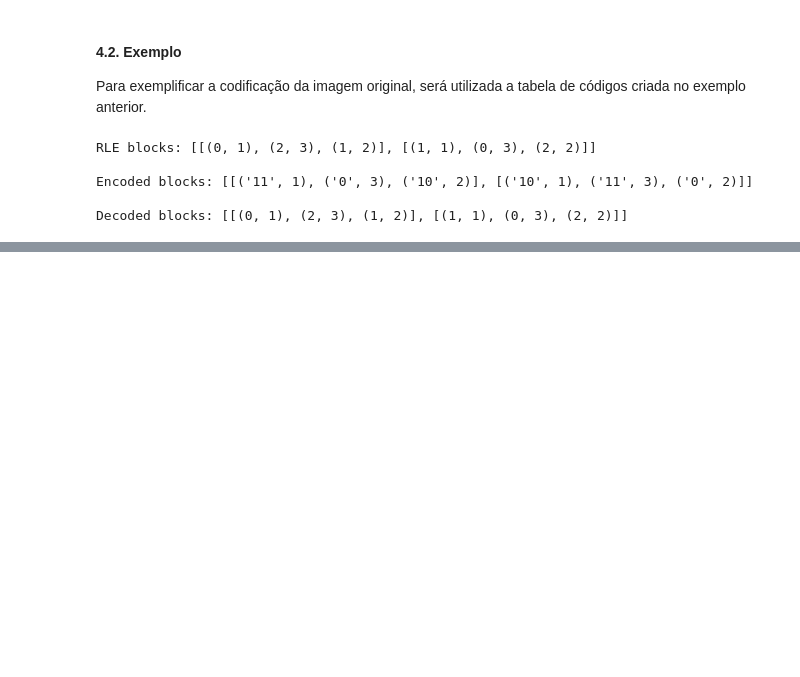
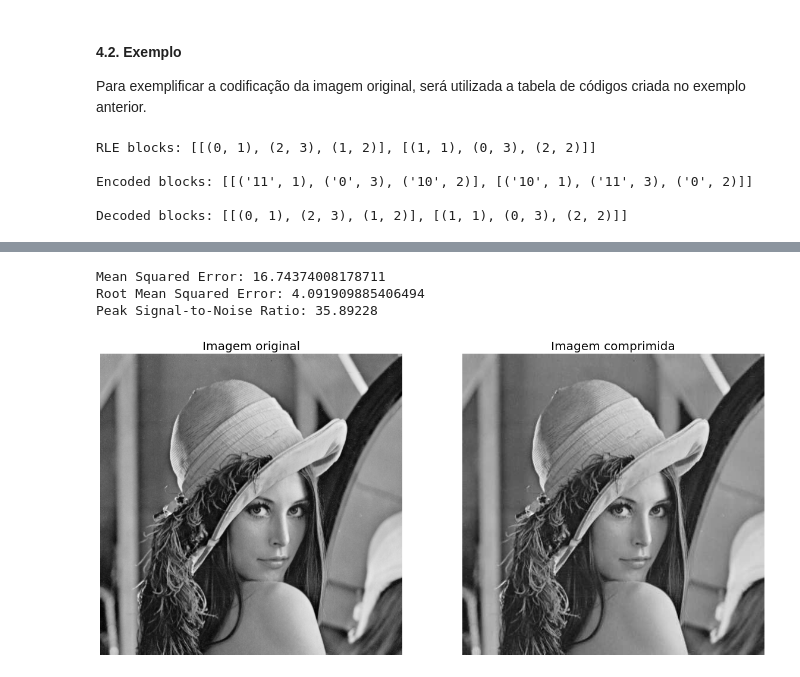
Before and after one commit to pedro-de-oliveira-guedes/image-compressor, a Jupyter notebook: image_compressor.ipynb, the cells around one changed output, grey strips where cells are left out. Cells and saved outputs as stored; diff of their text form; code cells hidden in the pictures; blank space fills up the shorter version.

Commit message:
feat: implementing full JPEG algorithm

```diff
--- a/image_compressor.ipynb
+++ b/image_compressor.ipynb
@@ -149,7 +149,7 @@ def reconstruct_image_from_blocks(
 
     block_rows, block_cols = blocks[0].shape
 
-    image = np.zeros((rows, cols), dtype=np.uint8)
+    image = np.zeros((rows, cols), dtype=np.float32)
     block_index = 0
     for i in range(0, rows, block_rows):
         for j in range(0, cols, block_cols):
@@ -719,0 +736,11 @@ Decoded blocks: [[(0, 1), (2, 3), (1, 2)], [(1, 1), (0, 3), (2, 2)]]
+# %%
+def compress_jpeg(image: opencv.typing.MatLike) -> tuple[list[list[tuple[int, int]]]]:
+    dct_image = apply_dct(image) # Transform
+
+    quantized_image = apply_quantization(dct_image) # Quantization
+
+    quantized_blocks = divide_image_in_blocks(quantized_image)
+
+    rle_blocks = run_lenght_encode(quantized_blocks) # Run-length encoding
+
+    return rle_blocks
@@ -719,0 +750,14 @@ Decoded blocks: [[(0, 1), (2, 3), (1, 2)], [(1, 1), (0, 3), (2, 2)]]
+# %%
+def decompress_jpeg(
+    rle_blocks: tuple[list[list[tuple[int, int]]]],
+    image_shape: tuple[int, int],
+) -> opencv.typing.MatLike:
+    rle_decoded_blocks = run_lenght_decode(rle_blocks)
+
+    rle_decoded_image = reconstruct_image_from_blocks(rle_decoded_blocks, image_shape)
+
+    reverted_image = revert_quantization(rle_decoded_image) # Revert quantization
+
+    reverted_dct_image = revert_dct(reverted_image) # Revert transform
+
+    return reverted_dct_image
@@ -719,0 +769,19 @@ Decoded blocks: [[(0, 1), (2, 3), (1, 2)], [(1, 1), (0, 3), (2, 2)]]
+# %%
+def test_jpeg_compress_and_decompress():
+    image = opencv.imread("images/lena512.pgm", opencv.IMREAD_GRAYSCALE)
+
+    rle_blocks = compress_jpeg(image)
+    decompressed_image = decompress_jpeg(rle_blocks, image.shape)
+
+    print(f"Mean Squared Error: {mse(decompressed_image, image)}")
+    print(f"Root Mean Squared Error: {rmse(decompressed_image, image)}")
+    print(f"Peak Signal-to-Noise Ratio: {psnr(decompressed_image, image)}")
+
+    show_images({"Imagem original": image, "Imagem comprimida": decompressed_image})
+
+test_jpeg_compress_and_decompress()
+# %% [output]
+Mean Squared Error: 16.74374008178711
+Root Mean Squared Error: 4.091909885406494
+Peak Signal-to-Noise Ratio: 35.89228
+[figure, added]
```
Also changed, not shown: parts of 6 cells of this notebook.
